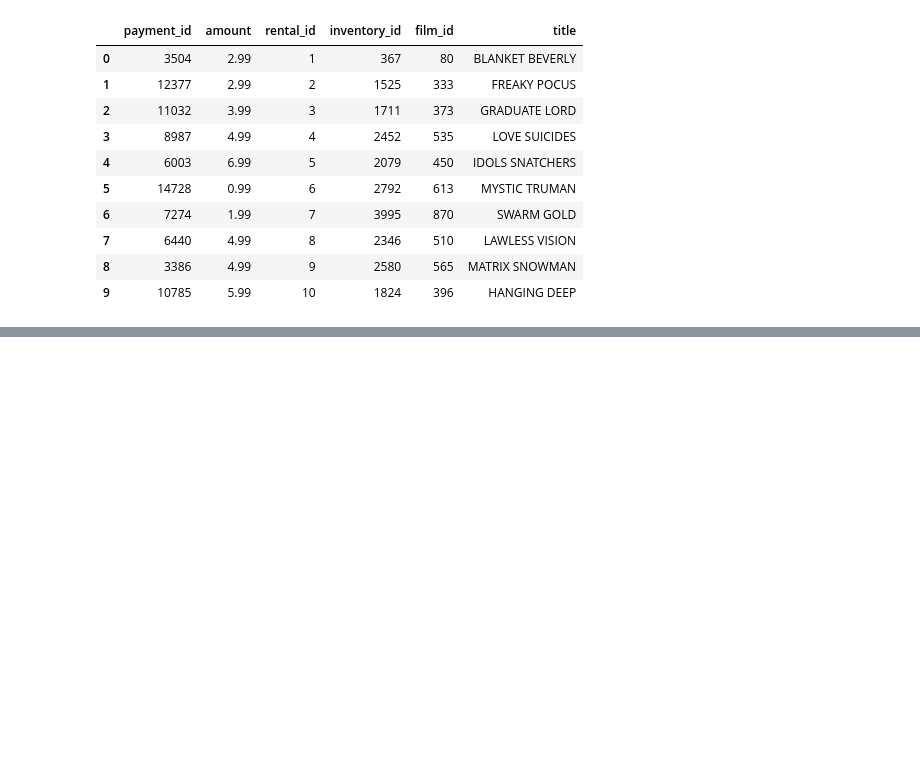
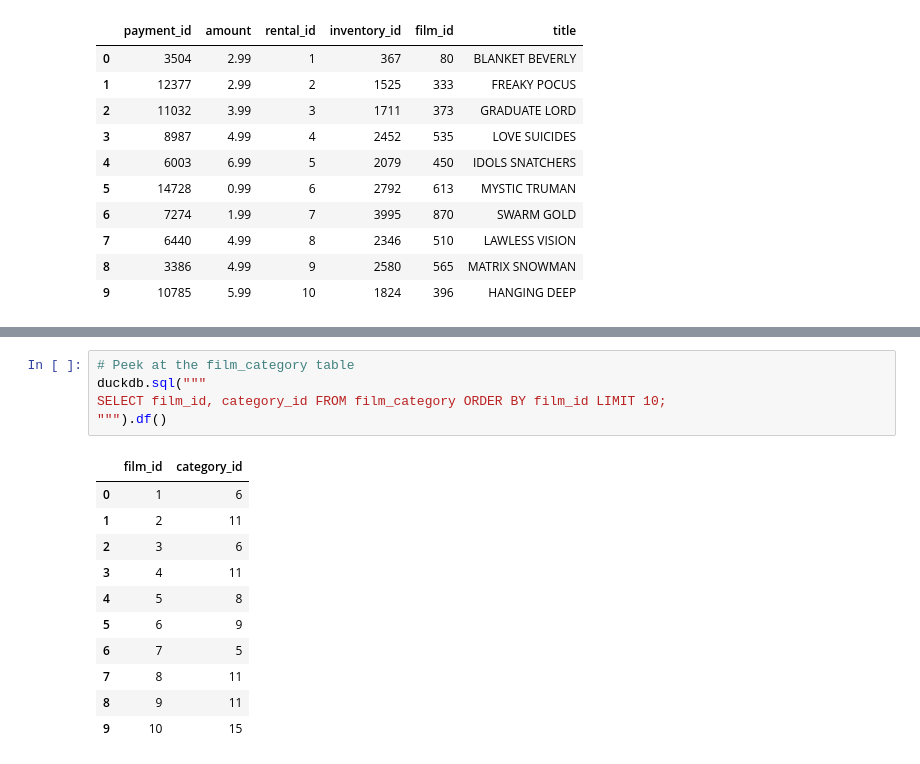
Before and after one commit to Akina-Aoki/sql_lab1_aira_franco, a Jupyter notebook: duckdb_pandas.ipynb, the cells around one changed output, grey strips where cells are left out. Drawn from its saved outputs; the diff is of its cells as text; blank space fills up the shorter version.

```diff
--- a/duckdb_pandas.ipynb
+++ b/duckdb_pandas.ipynb
@@ -893,0 +954,17 @@ Tables/cols: film -> film_category -> category
+# %%
+# Peek at the film_category table
+duckdb.sql("""
+SELECT film_id, category_id FROM film_category ORDER BY film_id LIMIT 10;
+""").df()
+# %% [output]
+|  | film_id | category_id |
+| 0 | 1 | 6 |
+| 1 | 2 | 11 |
+| 2 | 3 | 6 |
+| 3 | 4 | 11 |
+| 4 | 5 | 8 |
+| 5 | 6 | 9 |
+| 6 | 7 | 5 |
+| 7 | 8 | 11 |
+| 8 | 9 | 11 |
+| 9 | 10 | 15 |
```
Also changed, not shown: parts of 29 cells of this notebook.
